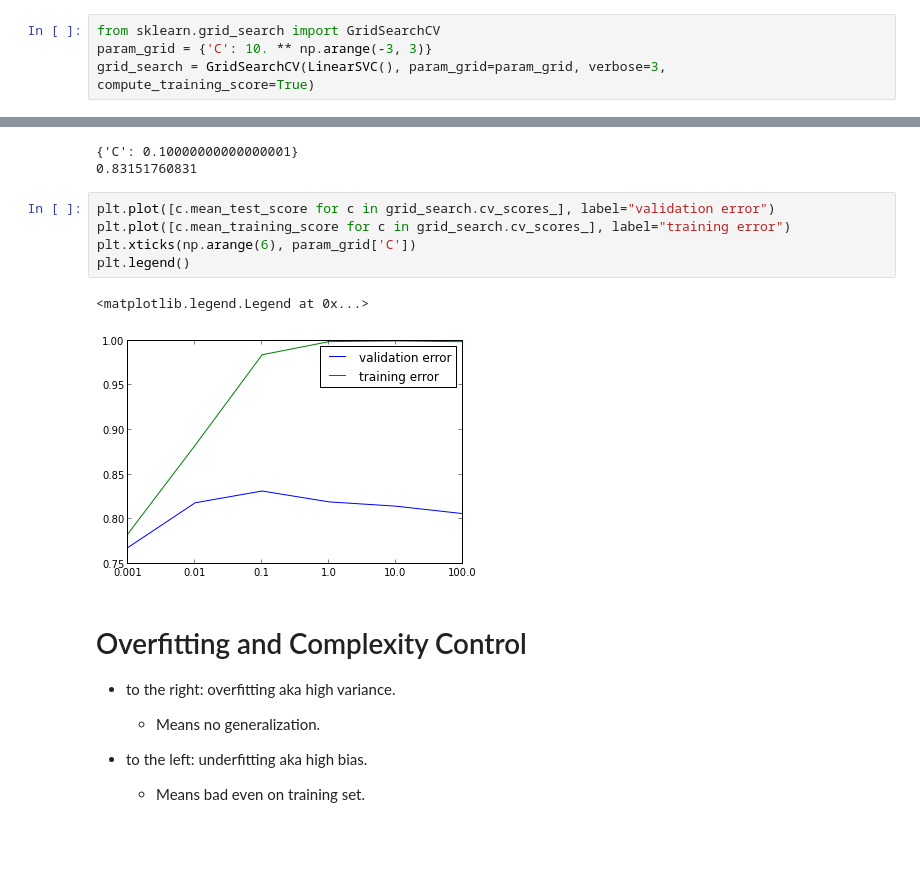
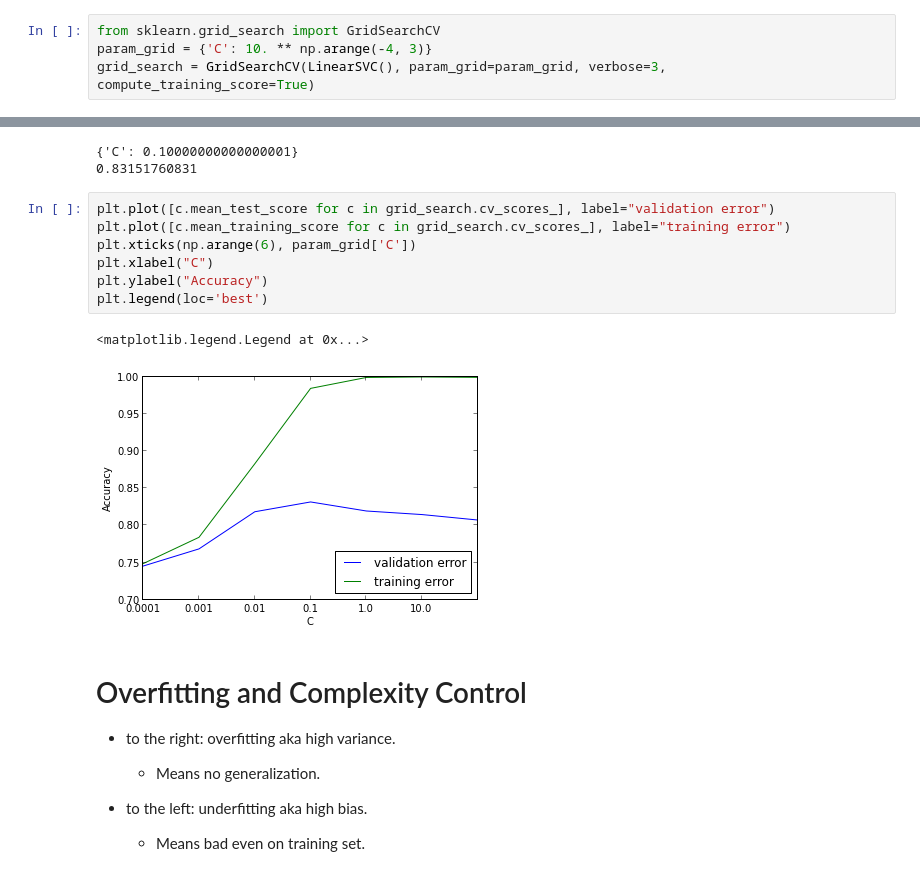
Before and after one commit to amueller/sklearn_tutorial, a Jupyter notebook: presentation.ipynb, the cells around one changed output, grey strips where cells are left out. Saved outputs shown, nothing was run; the diff lists cells and outputs as text; blank space fills up the shorter version.

```diff
--- a/presentation.ipynb
+++ b/presentation.ipynb
@@ -352,7 +347,7 @@ Adjust important parameters using grid search
 * We could search over feature extraction (another day).
 # %%
 from sklearn.grid_search import GridSearchCV
-param_grid = {'C': 10. ** np.arange(-3, 3)}
+param_grid = {'C': 10. ** np.arange(-4, 3)}
 grid_search = GridSearchCV(LinearSVC(), param_grid=param_grid, verbose=3, compute_training_score=True)
 # %%
 grid_search.fit(X_train, y_train)
@@ -394,11 +389,13 @@ print(grid_search.best_score_)
 # %%
 plt.plot([c.mean_test_score for c in grid_search.cv_scores_], label="validation error")
 plt.plot([c.mean_training_score for c in grid_search.cv_scores_], label="training error")
 plt.xticks(np.arange(6), param_grid['C'])
-plt.legend()
+plt.xlabel("C")
+plt.ylabel("Accuracy")
+plt.legend(loc='best')
 # %% [output]
 <matplotlib.legend.Legend at 0x...>
-[figure, old version]
+[figure, new version]
 # %% [markdown]
 Overfitting and Complexity Control
 ==================================
```
Also changed, not shown: parts of 14 cells of this notebook, 2 other files.
